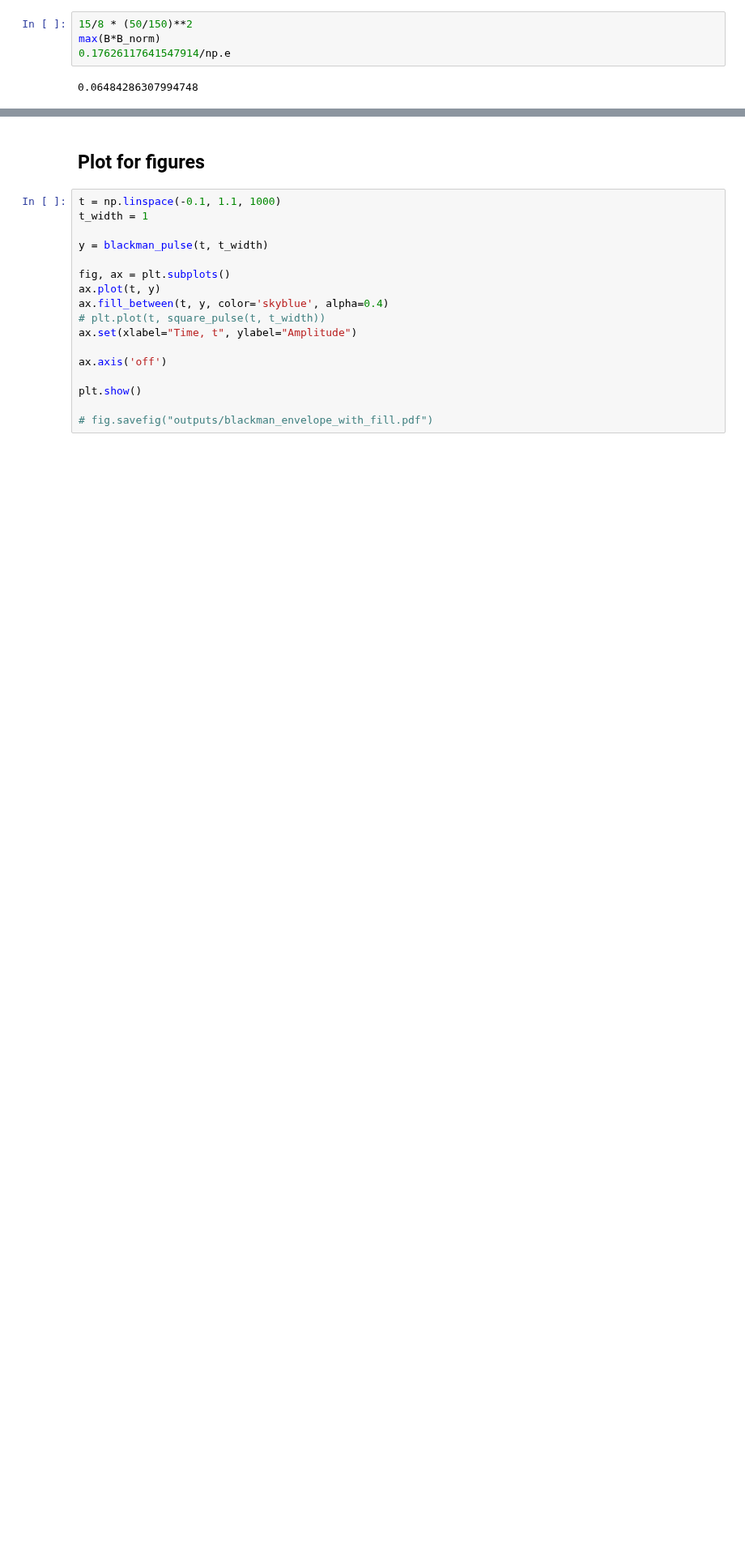
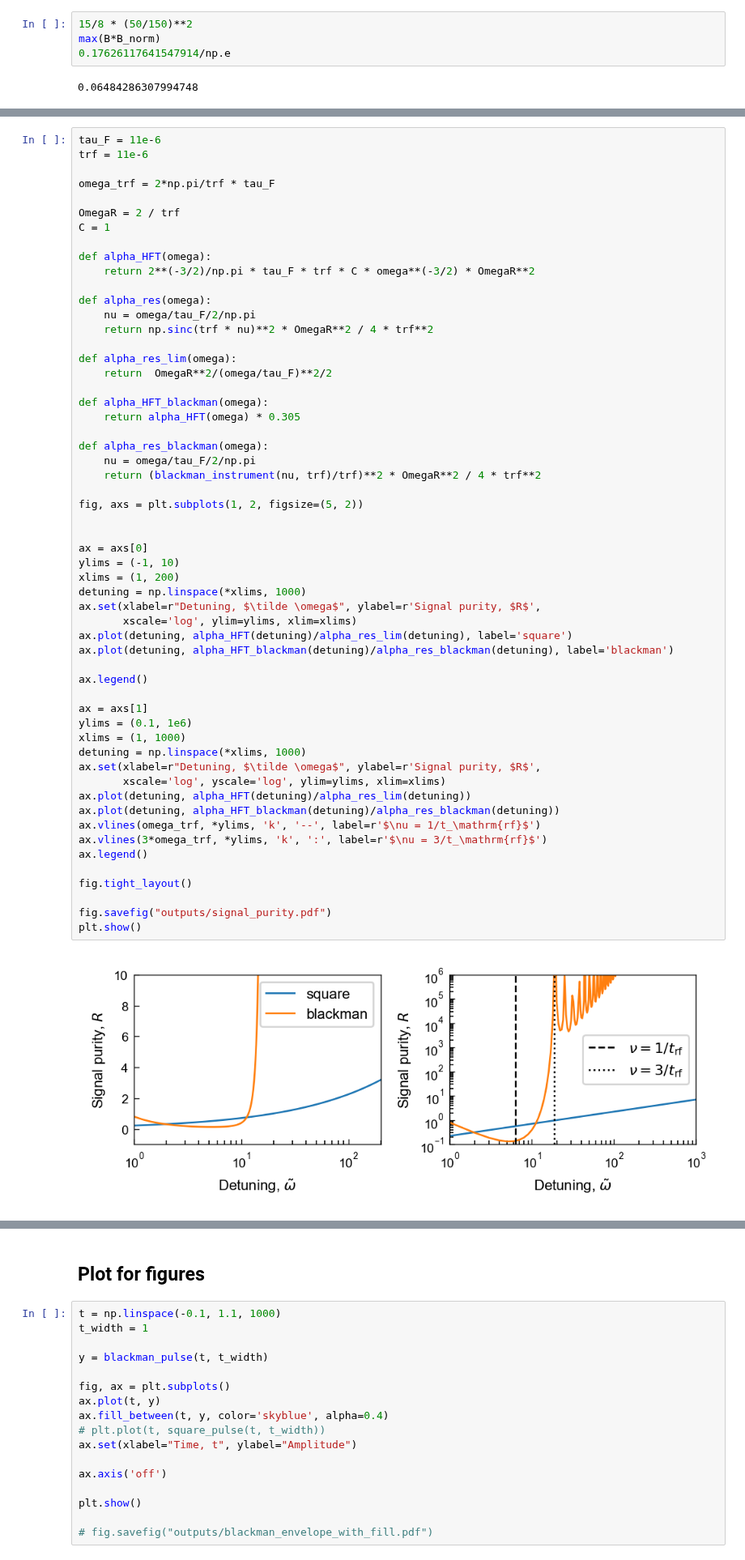
Before and after one commit to colinjdale/ChiPyLab, a Jupyter notebook: examples/plot_blackman_envelope.ipynb, the cells around one changed output, grey strips where cells are left out. Shown at 81% size. Drawn from its saved outputs; the diff is of its cells as text; blank space fills up the shorter version.

```diff
--- a/examples/plot_blackman_envelope.ipynb
+++ b/examples/plot_blackman_envelope.ipynb
@@ -379,0 +235,58 @@ max(B*B_norm)
+# %%
+tau_F = 11e-6
+trf = 11e-6
+
+omega_trf = 2*np.pi/trf * tau_F
+
+OmegaR = 2 / trf
+C = 1
+
+def alpha_HFT(omega):
+    return 2**(-3/2)/np.pi * tau_F * trf * C * omega**(-3/2) * OmegaR**2
+
+def alpha_res(omega):
+    nu = omega/tau_F/2/np.pi
+    return np.sinc(trf * nu)**2 * OmegaR**2 / 4 * trf**2
+
+def alpha_res_lim(omega):
+    return  OmegaR**2/(omega/tau_F)**2/2
+
+def alpha_HFT_blackman(omega):
+    return alpha_HFT(omega) * 0.305
+
+def alpha_res_blackman(omega):
+    nu = omega/tau_F/2/np.pi
+    return (blackman_instrument(nu, trf)/trf)**2 * OmegaR**2 / 4 * trf**2
+
+fig, axs = plt.subplots(1, 2, figsize=(5, 2))
+
+
+ax = axs[0]
+ylims = (-1, 10)
+xlims = (1, 200)
+detuning = np.linspace(*xlims, 1000)
+ax.set(xlabel=r"Detuning, $\tilde \omega$", ylabel=r'Signal purity, $R$',
+       xscale='log', ylim=ylims, xlim=xlims)
+ax.plot(detuning, alpha_HFT(detuning)/alpha_res_lim(detuning), label='square')
+ax.plot(detuning, alpha_HFT_blackman(detuning)/alpha_res_blackman(detuning), label='blackman')
+
+ax.legend()
+
+ax = axs[1]
+ylims = (0.1, 1e6)
+xlims = (1, 1000)
+detuning = np.linspace(*xlims, 1000)
+ax.set(xlabel=r"Detuning, $\tilde \omega$", ylabel=r'Signal purity, $R$',
+       xscale='log', yscale='log', ylim=ylims, xlim=xlims)
+ax.plot(detuning, alpha_HFT(detuning)/alpha_res_lim(detuning))
+ax.plot(detuning, alpha_HFT_blackman(detuning)/alpha_res_blackman(detuning))
+ax.vlines(omega_trf, *ylims, 'k', '--', label=r'$\nu = 1/t_\mathrm{rf}$')
+ax.vlines(3*omega_trf, *ylims, 'k', ':', label=r'$\nu = 3/t_\mathrm{rf}$')
+ax.legend()
+
+fig.tight_layout()
+
+fig.savefig("outputs/signal_purity.pdf")
+plt.show()
+# %% [output]
+[figure, added]
```
Also changed, not shown: parts of 23 cells of this notebook, 4 other files.
